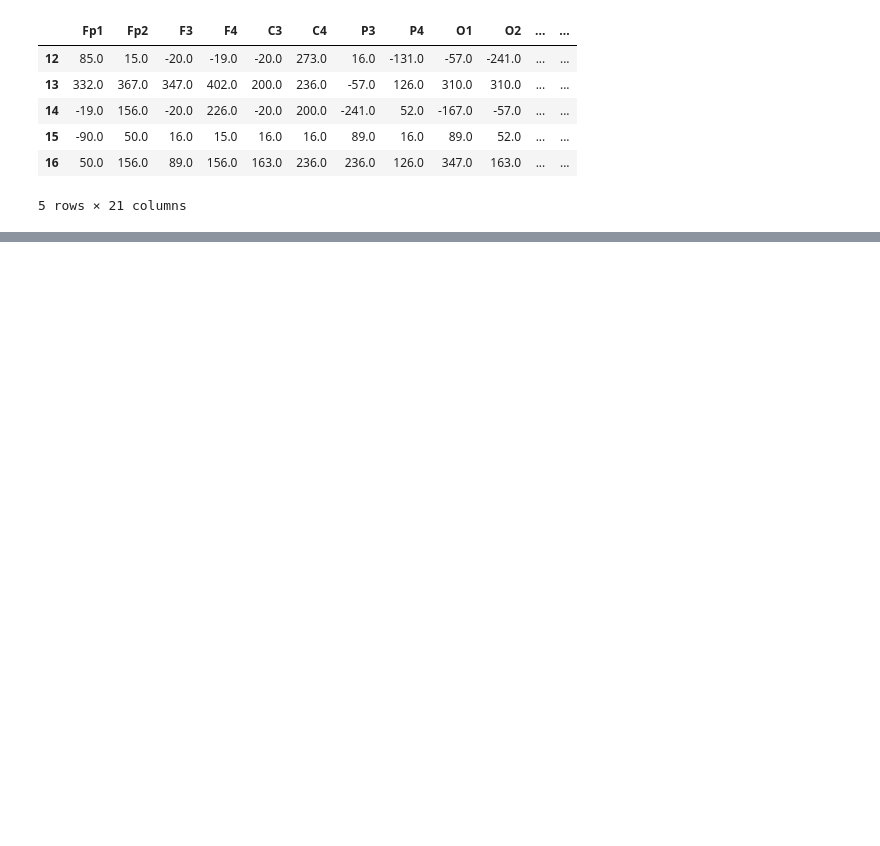
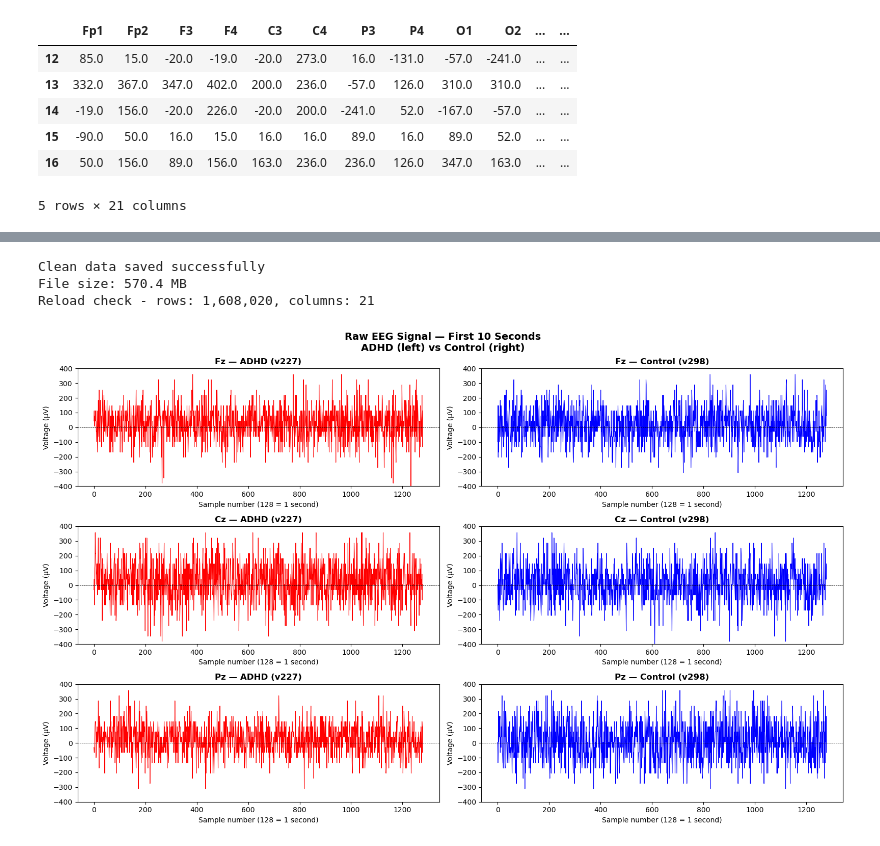
Before and after one commit to Yeshua235/adhd-eeg-explainability, a Jupyter notebook: notebooks/eda.ipynb, the cells around one changed output, grey strips where cells are left out. Cells and saved outputs as stored; diff of their text form; code cells hidden in the pictures; blank space fills up the shorter version.

```diff
--- a/notebooks/eda.ipynb
+++ b/notebooks/eda.ipynb
@@ -56,0 +478,7 @@ shuffled_data[12:17]
+# %%
+clean_data = artefact_clean.copy()
+print(f'Before mean centring: \n{clean_data[eeg_channels].mean().round(2)}')
+
+clean_data[eeg_channels] = clean_data[eeg_channels] - clean_data[eeg_channels].mean()
+
+print(f'After mean centring: \n {clean_data[eeg_channels].mean().round(2)}')
@@ -56,0 +540,64 @@ shuffled_data[12:17]
+# %%
+import os
+
+os.makedirs('../data', exist_ok=True)
+
+clean_data.to_csv('../data/clean_data.csv', index=False)
+
+file_size = os.path.getsize('../data/clean_data.csv') / (1024*1024)
+print(f'Clean data saved successfully')
+print(f'File size: {file_size:.1f} MB')
+
+test_reload = pd.read_csv('../data/clean_data.csv')
+print(f'Reload check - rows: {len(test_reload):,}, '
+      f'columns: {len(test_reload.columns)}')
+# %% [output]
+Clean data saved successfully
+File size: 570.4 MB
+Reload check - rows: 1,608,020, columns: 21
+# %%
+adhd_id = 'v227'
+ctrl_id = 'v298'
+
+adhd_signal = clean_data[clean_data['ID'] == adhd_id].reset_index(drop=True)
+ctrl_signal = clean_data[clean_data['ID'] == ctrl_id].reset_index(drop=True)
+
+
+window = 1280
+channels_to_plot = ['Fz', 'Cz', 'Pz']
+
+fig, axes = plt.subplots(3, 2, figsize=(16, 10))
+
+for i, channel in enumerate(channels_to_plot):
+    # ADHD on the left column
+    axes[i, 0].plot(
+        adhd_signal[channel].values[:window],
+        color='red', linewidth=0.8)
+    axes[i, 0].set_title(
+        f'{channel} — ADHD ({adhd_id})', fontweight='bold')
+    axes[i, 0].set_ylabel('Voltage (µV)')
+    axes[i, 0].set_xlabel('Sample number (128 = 1 second)')
+    axes[i, 0].axhline(y=0, color='black',
+                        linestyle='--', linewidth=0.5)
+    axes[i, 0].set_ylim(-400, 400)
+
+    # Control on the right column
+    axes[i, 1].plot(
+        ctrl_signal[channel].values[:window],
+        color='blue', linewidth=0.8)
+    axes[i, 1].set_title(
+        f'{channel} — Control ({ctrl_id})', fontweight='bold')
+    axes[i, 1].set_ylabel('Voltage (µV)')
+    axes[i, 1].set_xlabel('Sample number (128 = 1 second)')
+    axes[i, 1].axhline(y=0, color='black',
+                        linestyle='--', linewidth=0.5)
+    axes[i, 1].set_ylim(-400, 400)
+
+plt.suptitle(
+    'Raw EEG Signal — First 10 Seconds\n'
+    'ADHD (left) vs Control (right)',
+    fontsize=14, fontweight='bold')
+plt.tight_layout()
+plt.show()
+# %% [output]
+[figure, added]
```
Also changed, not shown: parts of 28 cells of this notebook.
